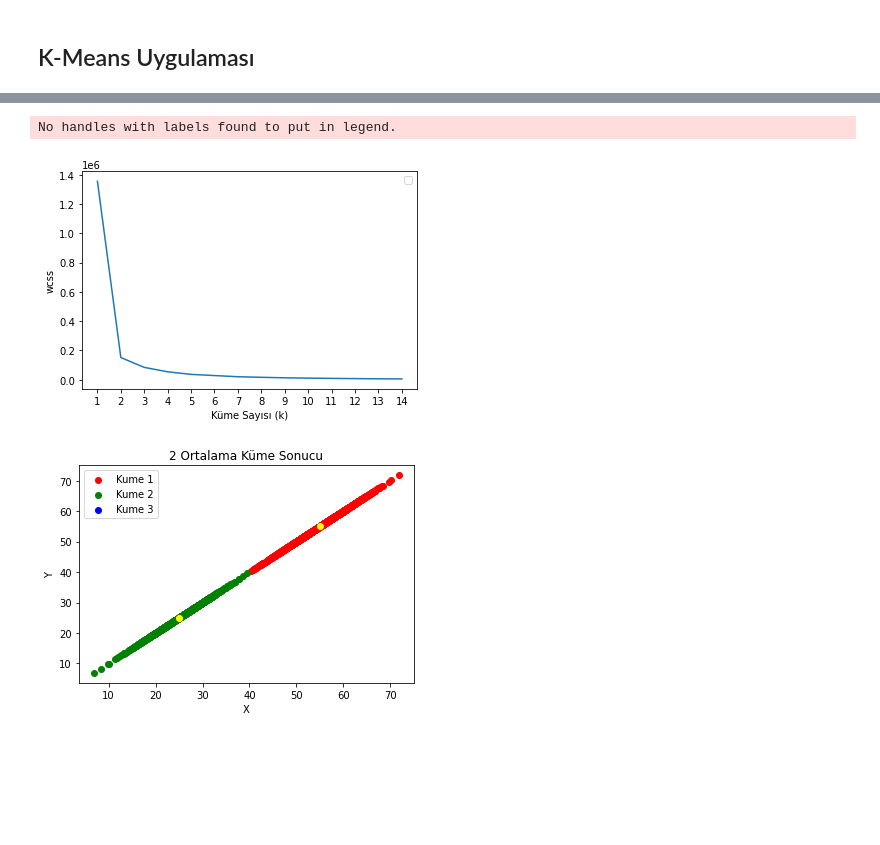
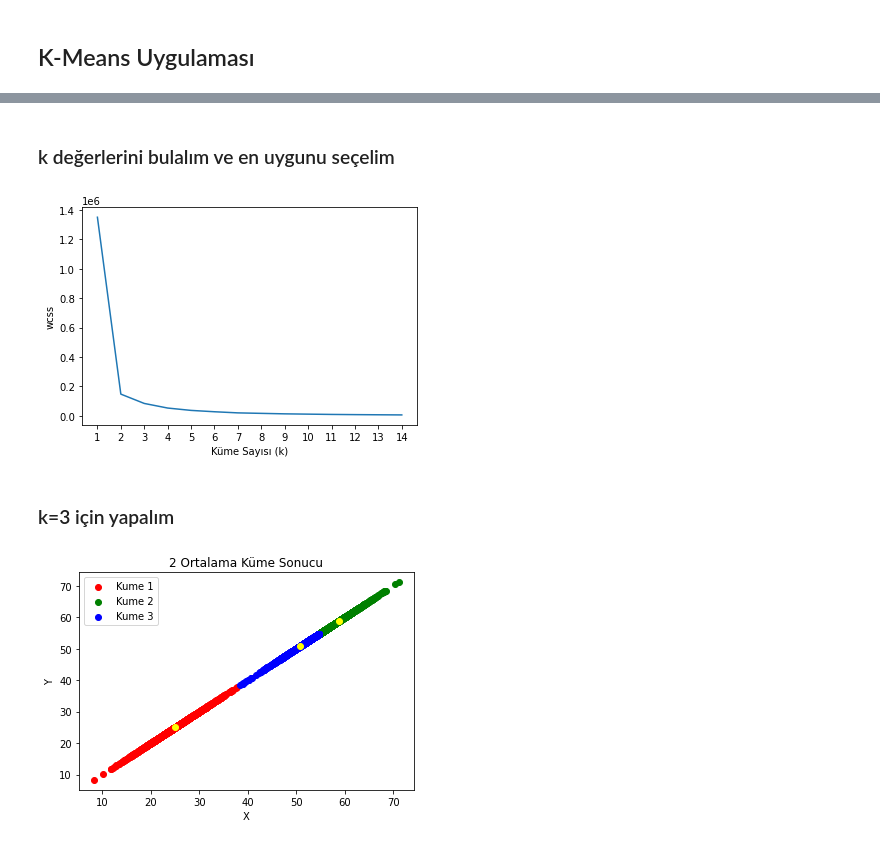
Before and after one commit to VedatBiner/BTK-VeriMaratonu, a Jupyter notebook: kumeleme1.ipynb, the cells around one changed output, grey strips where cells are left out. Drawn from its saved outputs; the diff is of its cells as text; code cells hidden in the pictures; blank space fills up the shorter version.

```diff
--- a/kumeleme1.ipynb
+++ b/kumeleme1.ipynb
@@ -57,3 +69,5 @@ plt.show()
+# %% [markdown]
+### k değerlerini bulalım ve en uygunu seçelim
 # %%
 # k ortalamayı içe aktar
 from sklearn.cluster import KMeans
@@ -70,29 +84,29 @@ plt.plot(range(1, 15), wcss)
 plt.xticks(range(1, 15))
 plt.xlabel("Küme Sayısı (k)")
 plt.ylabel("wcss")
-plt.legend()
 plt.show()
 # %% [output]
-No handles with labels found to put in legend.
 [figure]
+# %% [markdown]
+### k=3 için yapalım
 # %%
-# k=2 için eğitip, görselleştirelim.
-k_ortalama = KMeans(n_clusters = 2)
+# k=3 için eğitip, görselleştirelim.
+k_ortalama = KMeans(n_clusters = 3)
 kumeler = k_ortalama.fit_predict(data)
 data["label"] = kumeler
 # görsel
 plt.figure()
 plt.scatter(data.x[data.label == 0], data.y[data.label == 0],
     color = "red", label = "Kume 1")
 plt.scatter(data.x[data.label == 1], data.y[data.label == 1],
     color = "green", label = "Kume 2")
 plt.scatter(data.x[data.label == 2], data.y[data.label == 2],
     color = "blue", label = "Kume 3")
 plt.scatter(k_ortalama.cluster_centers_[:,0], k_ortalama.cluster_centers_[:, 1], color = "yellow")
 plt.legend()
 plt.xlabel("X")
 plt.ylabel("Y")
 plt.title("2 Ortalama Küme Sonucu")
 plt.show()
 # %% [output]
-[figure, old version]
+[figure, new version]
```
Also changed, not shown: parts of 8 cells of this notebook, 1 other file.
